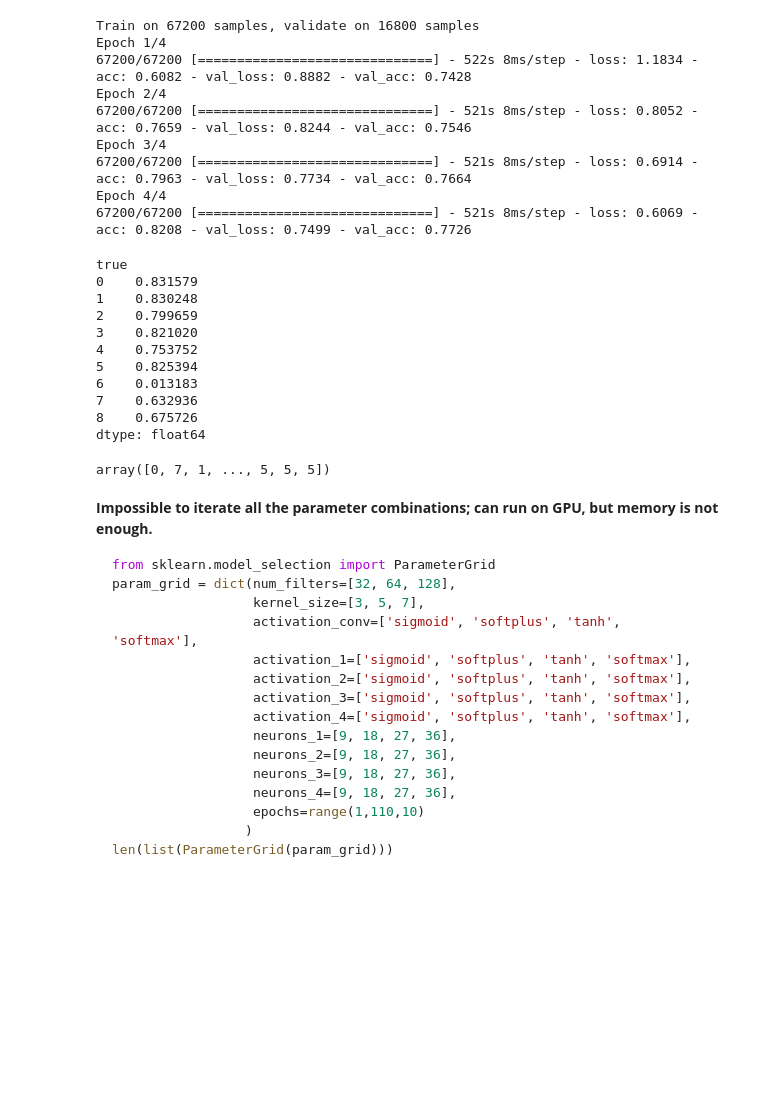
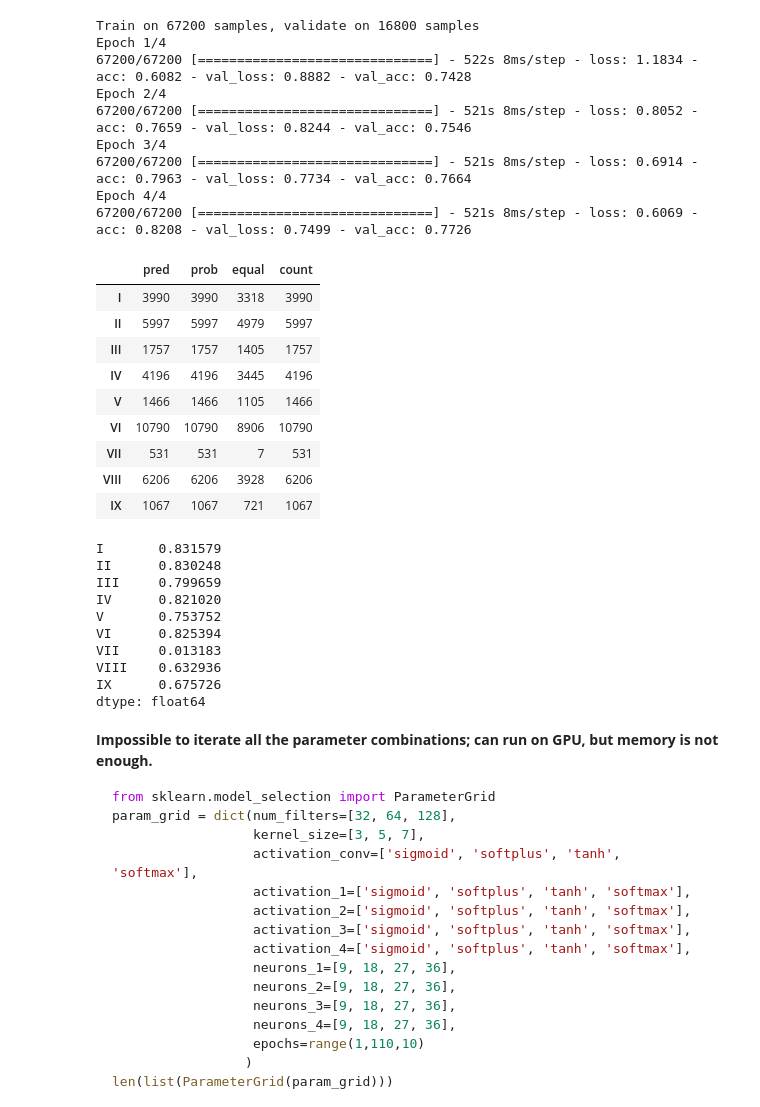
Before and after one commit to ma-ji/npo_classifier, a Jupyter notebook: script/classification_algorithms/NN_broad_cat.ipynb, the cells around one changed output. Cells and saved outputs as stored; diff of their text form; code cells hidden in the pictures; blank space fills up the shorter version.

````diff
--- a/script/classification_algorithms/NN_broad_cat.ipynb
+++ b/script/classification_algorithms/NN_broad_cat.ipynb
@@ -523,24 +523,32 @@ df_val.loc[df_val[df_val.pred==df_val.true].index, 'equal']=1
 df_val['count']=1
 # %%
 t=df_val.groupby('true').count()
+t.index=list(major_group_dict.keys())[0:9]
+t
+# %% [output]
+|  | pred | prob | equal | count |
+| I | 3990 | 3990 | 3318 | 3990 |
+| II | 5997 | 5997 | 4979 | 5997 |
+| III | 1757 | 1757 | 1405 | 1757 |
+| IV | 4196 | 4196 | 3445 | 4196 |
+| V | 1466 | 1466 | 1105 | 1466 |
+| VI | 10790 | 10790 | 8906 | 10790 |
+| VII | 531 | 531 | 7 | 531 |
+| VIII | 6206 | 6206 | 3928 | 6206 |
+| IX | 1067 | 1067 | 721 | 1067 |
 # %%
 t['equal']/t['count']
 # %% [output]
-true
-0    0.831579
-1    0.830248
-2    0.799659
-3    0.821020
-4    0.753752
-5    0.825394
-6    0.013183
-7    0.632936
-8    0.675726
+I       0.831579
+II      0.830248
+III     0.799659
+IV      0.821020
+V       0.753752
+VI      0.825394
+VII     0.013183
+VIII    0.632936
+IX      0.675726
 dtype: float64
-# %%
-y_classes_val
-# %% [output]
-array([0, 7, 1, ..., 5, 5, 5])
 # %% [markdown]
 **Impossible to iterate all the parameter combinations; can run on GPU, but memory is not enough.**
 ```Python
````
